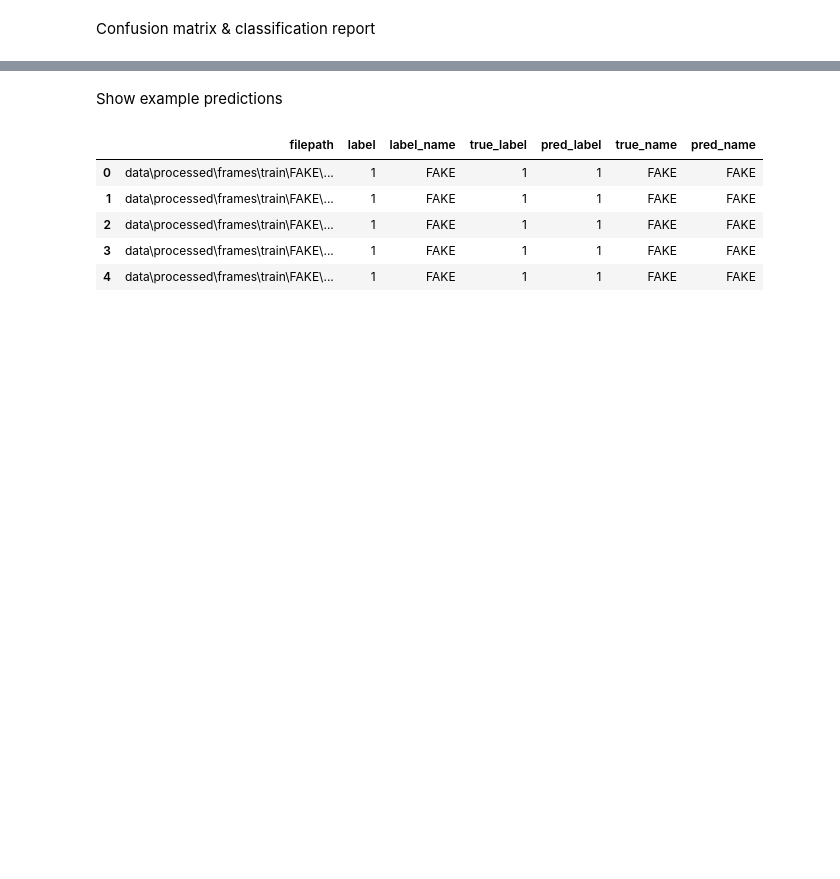
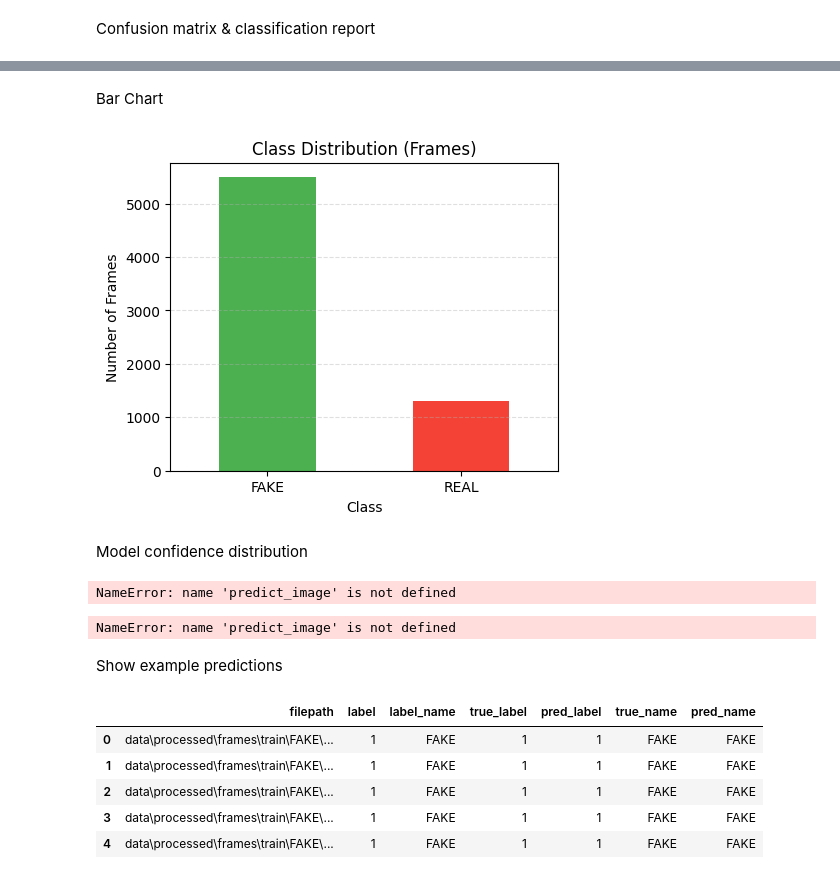
Before and after one commit to adamaguilarr/CSC422_DeepfakeDetection_Final_Aguilar_Adam, a Jupyter notebook: notebooks/03_results_analysis.ipynb, the cells around one changed output, grey strips where cells are left out. Drawn from its saved outputs; the diff is of its cells as text; code cells hidden in the pictures; blank space fills up the shorter version.

```diff
--- a/notebooks/03_results_analysis.ipynb
+++ b/notebooks/03_results_analysis.ipynb
@@ -295,3 +278,81 @@ weighted avg      0.808     0.826     0.812      1360
+# %% [markdown]
+Bar Chart
+# %%
+import matplotlib.pyplot as plt
+
+counts = df_frames["label_name"].value_counts()
+
+plt.figure(figsize=(5,4))
+counts.plot(kind="bar", color=["#4CAF50", "#F44336"])
+plt.title("Class Distribution (Frames)")
+plt.xlabel("Class")
+plt.ylabel("Number of Frames")
+plt.xticks(rotation=0)
+plt.grid(axis="y", linestyle="--", alpha=0.4)
+plt.show()
+# %% [output]
+[figure, added]
+# %% [markdown]
+Model confidence distribution
+# %%
+import numpy as np
+
+# collect predictions for ALL frames in val_df
+pred_confs = []
+true_labels = []
+
+for _, row in val_df.iterrows():
+    img_path = row["filepath"]
+    true = row["label_name"]
+
+    pred_label, prob_fake = predict_image(img_path)
+    pred_confs.append(prob_fake)
+    true_labels.append(true)
+
+pred_confs = np.array(pred_confs)
+
+plt.figure(figsize=(6,4))
+plt.hist(pred_confs, bins=20, color="#2196F3", edgecolor="black", alpha=0.7)
+plt.title("Model Confidence Distribution (P(fake))")
+plt.xlabel("Predicted Probability of FAKE")
+plt.ylabel("Count")
+plt.grid(axis="y", linestyle="--", alpha=0.4)
+plt.show()
+# %% [output]
+NameError: name 'predict_image' is not defined
+# %%
+correct_real = 0
+total_real = 0
+correct_fake = 0
+total_fake = 0
+
+for _, row in val_df.iterrows():
+    img_path = row["filepath"]
+    true_label = row["label_name"]
+
+    pred_label, prob_fake = predict_image(img_path)
+
+    if true_label == "REAL":
+        total_real += 1
+        if pred_label == "REAL":
+            correct_real += 1
+    else:
+        total_fake += 1
+        if pred_label == "FAKE":
+            correct_fake += 1
+
+acc_real = correct_real / total_real if total_real else 0
+acc_fake = correct_fake / total_fake if total_fake else 0
+
+plt.figure(figsize=(5,4))
+plt.bar(["REAL", "FAKE"], [acc_real, acc_fake], color=["#4CAF50", "#F44336"])
+plt.ylim(0,1)
+plt.title("Accuracy by Class")
+plt.ylabel("Accuracy")
+plt.grid(axis="y", linestyle="--", alpha=0.4)
+plt.show()
+# %% [output]
+NameError: name 'predict_image' is not defined
 # %% [markdown]
 Show example predictions
 # %%
```
Also changed, not shown: parts of 5 cells of this notebook, 9 other files.
